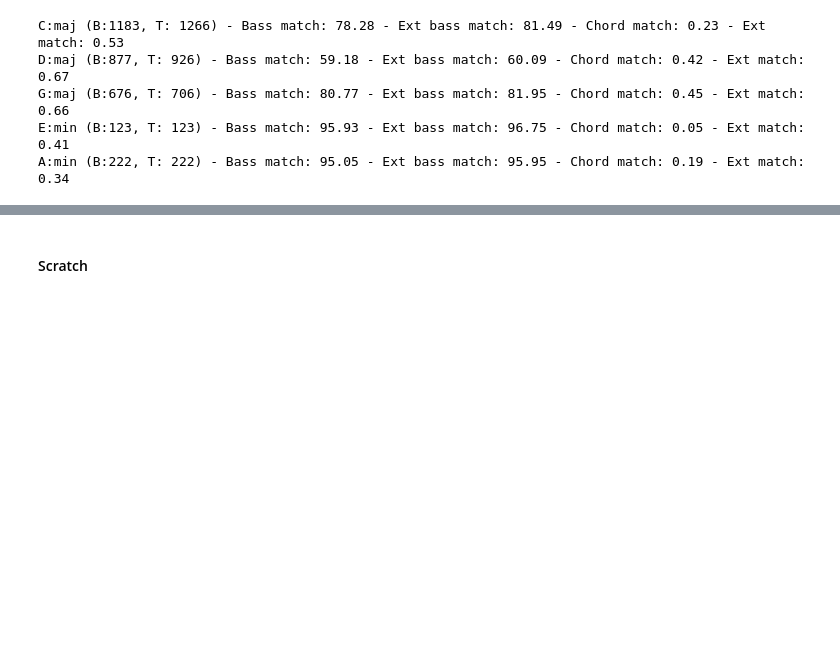
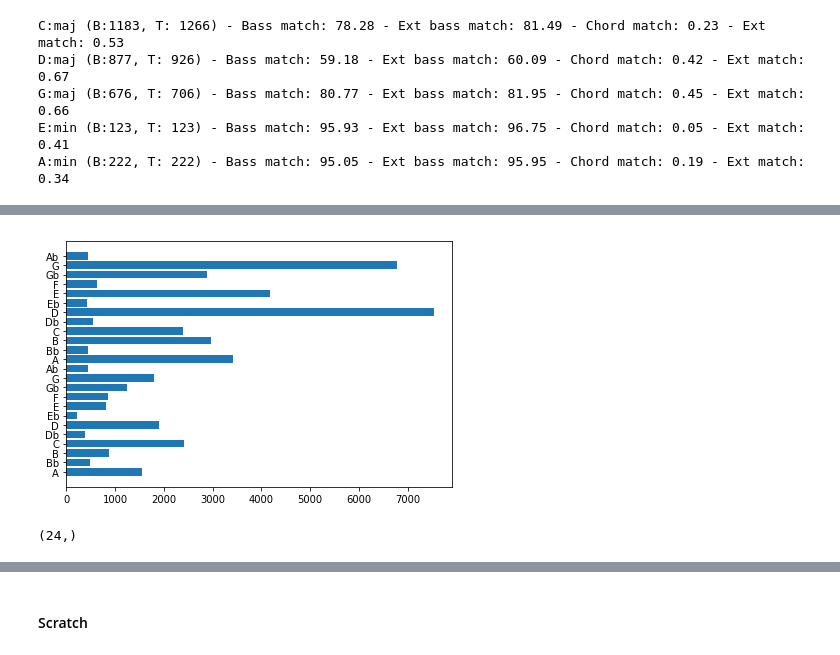
Before and after one commit to cjbayron/autochord, a Jupyter notebook: data_analysis.ipynb, the cells around one changed output, grey strips where cells are left out. Saved outputs shown, nothing was run; the diff lists cells and outputs as text; code cells hidden in the pictures; blank space fills up the shorter version.

```diff
--- a/data_analysis.ipynb
+++ b/data_analysis.ipynb
@@ -1287,0 +1337,9 @@ A:min (B:222, T: 222) - Bass match: 95.05 - Ext bass match: 95.95 - Chord match:
+# %%
+dataloader.plot_chordino_chroma(np.sum(chroma_vectors, axis=0)) # perhaps an additional feature??
+# or at least a localized version (instead of global)
+# %% [output]
+[figure, added]
+# %%
+chroma_vectors[0].shape
+# %% [output]
+(24,)
```
Also changed, not shown: parts of 9 cells of this notebook.
